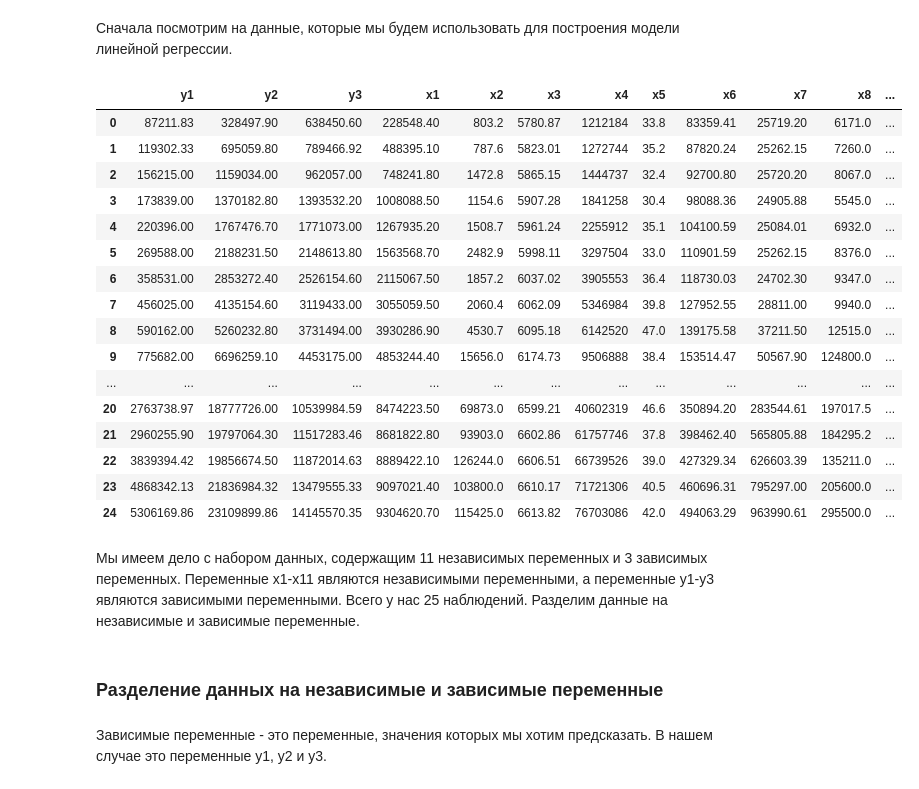
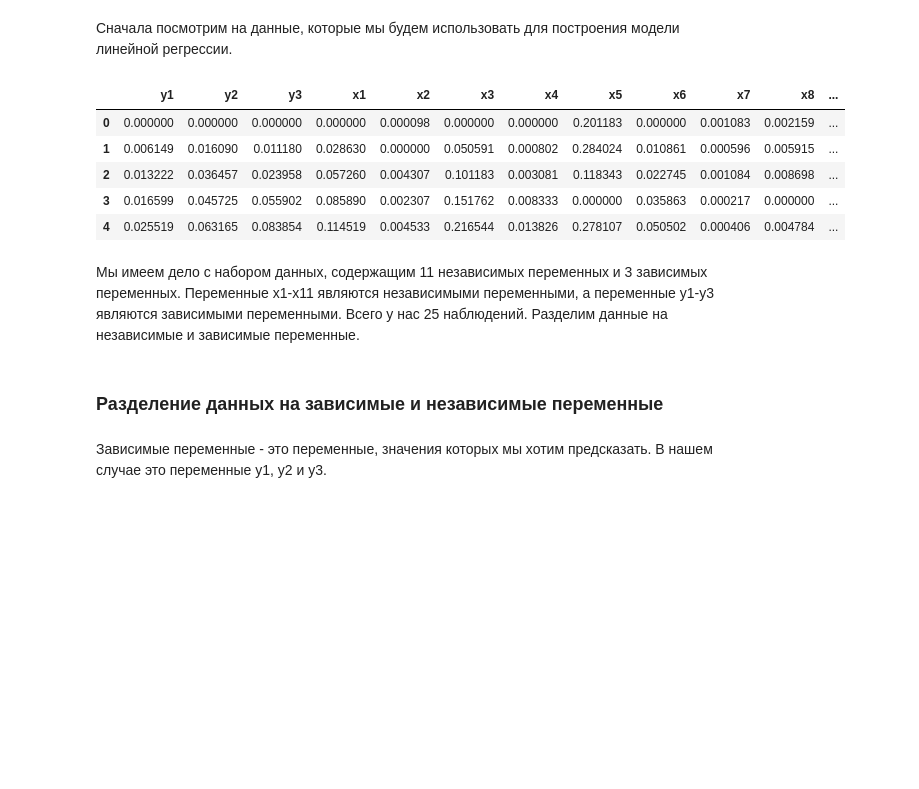
Before and after one commit to CosmDandy/-_4_-, a Jupyter notebook: analysis.ipynb, the cells around one changed output. Saved outputs shown, nothing was run; the diff lists cells and outputs as text; code cells hidden in the pictures; blank space fills up the shorter version.

```diff
--- a/analysis.ipynb
+++ b/analysis.ipynb
@@ -102,0 +225,19 @@ dtype: object
+# %%
+# Центрирование данных для избавления от мультиколлинеарности
+# data = data.apply(lambda x: x - x.mean())
+
+# Минимаксная нормализация данных
+data = data.apply(lambda x: (x - x.min()) / (x.max() - x.min()))  # это работает, алилуя
+
+# Нормализация средним (Z-нормализация)
+# data = data.apply(lambda x: (x - x.mean()) / x.std())  # И это тоже работает, даже еще лучше
+
+# MaxAbsScaler
+# transformer = MaxAbsScaler().fit(data)
+# data = pd.DataFrame(transformer.transform(data))
+
+# RobustScaler
+# transformer = RobustScaler().fit(data)
+# data = pd.DataFrame(transformer.transform(data))
+# %%
+data.columns = ['y1', 'y2', 'y3', 'x1', 'x2', 'x3', 'x4', 'x5', 'x6', 'x7', 'x8', 'x9', 'x10', 'x11']
@@ -382,29 +457,18 @@ class CustomLinearRegression():
 # %% [markdown]
 Сначала посмотрим на данные, которые мы будем использовать для построения модели линейной регрессии.
 # %%
-data
+data.head()
 # %% [output]
 |  | y1 | y2 | y3 | x1 | x2 | x3 | x4 | x5 | x6 | x7 | x8 | ... |
-| 0 | 87211.83 | 328497.90 | 638450.60 | 228548.40 | 803.2 | 5780.87 | 1212184 | 33.8 | 83359.41 | 25719.20 | 6171.0 | ... |
-| 1 | 119302.33 | 695059.80 | 789466.92 | 488395.10 | 787.6 | 5823.01 | 1272744 | 35.2 | 87820.24 | 25262.15 | 7260.0 | ... |
-| 2 | 156215.00 | 1159034.00 | 962057.00 | 748241.80 | 1472.8 | 5865.15 | 1444737 | 32.4 | 92700.80 | 25720.20 | 8067.0 | ... |
-| 3 | 173839.00 | 1370182.80 | 1393532.20 | 1008088.50 | 1154.6 | 5907.28 | 1841258 | 30.4 | 98088.36 | 24905.88 | 5545.0 | ... |
-| 4 | 220396.00 | 1767476.70 | 1771073.00 | 1267935.20 | 1508.7 | 5961.24 | 2255912 | 35.1 | 104100.59 | 25084.01 | 6932.0 | ... |
-| 5 | 269588.00 | 2188231.50 | 2148613.80 | 1563568.70 | 2482.9 | 5998.11 | 3297504 | 33.0 | 110901.59 | 25262.15 | 8376.0 | ... |
-| 6 | 358531.00 | 2853272.40 | 2526154.60 | 2115067.50 | 1857.2 | 6037.02 | 3905553 | 36.4 | 118730.03 | 24702.30 | 9347.0 | ... |
-| 7 | 456025.00 | 4135154.60 | 3119433.00 | 3055059.50 | 2060.4 | 6062.09 | 5346984 | 39.8 | 127952.55 | 28811.00 | 9940.0 | ... |
-| 8 | 590162.00 | 5260232.80 | 3731494.00 | 3930286.90 | 4530.7 | 6095.18 | 6142520 | 47.0 | 139175.58 | 37211.50 | 12515.0 | ... |
-| 9 | 775682.00 | 6696259.10 | 4453175.00 | 4853244.40 | 15656.0 | 6174.73 | 9506888 | 38.4 | 153514.47 | 50567.90 | 124800.0 | ... |
-| ... | ... | ... | ... | ... | ... | ... | ... | ... | ... | ... | ... | ... |
-| 20 | 2763738.97 | 18777726.00 | 10539984.59 | 8474223.50 | 69873.0 | 6599.21 | 40602319 | 46.6 | 350894.20 | 283544.61 | 197017.5 | ... |
-| 21 | 2960255.90 | 19797064.30 | 11517283.46 | 8681822.80 | 93903.0 | 6602.86 | 61757746 | 37.8 | 398462.40 | 565805.88 | 184295.2 | ... |
-| 22 | 3839394.42 | 19856674.50 | 11872014.63 | 8889422.10 | 126244.0 | 6606.51 | 66739526 | 39.0 | 427329.34 | 626603.39 | 135211.0 | ... |
-| 23 | 4868342.13 | 21836984.32 | 13479555.33 | 9097021.40 | 103800.0 | 6610.17 | 71721306 | 40.5 | 460696.31 | 795297.00 | 205600.0 | ... |
-| 24 | 5306169.86 | 23109899.86 | 14145570.35 | 9304620.70 | 115425.0 | 6613.82 | 76703086 | 42.0 | 494063.29 | 963990.61 | 295500.0 | ... |
+| 0 | 0.000000 | 0.000000 | 0.000000 | 0.000000 | 0.000098 | 0.000000 | 0.000000 | 0.201183 | 0.000000 | 0.001083 | 0.002159 | ... |
+| 1 | 0.006149 | 0.016090 | 0.011180 | 0.028630 | 0.000000 | 0.050591 | 0.000802 | 0.284024 | 0.010861 | 0.000596 | 0.005915 | ... |
+| 2 | 0.013222 | 0.036457 | 0.023958 | 0.057260 | 0.004307 | 0.101183 | 0.003081 | 0.118343 | 0.022745 | 0.001084 | 0.008698 | ... |
+| 3 | 0.016599 | 0.045725 | 0.055902 | 0.085890 | 0.002307 | 0.151762 | 0.008333 | 0.000000 | 0.035863 | 0.000217 | 0.000000 | ... |
+| 4 | 0.025519 | 0.063165 | 0.083854 | 0.114519 | 0.004533 | 0.216544 | 0.013826 | 0.278107 | 0.050502 | 0.000406 | 0.004784 | ... |
 # %% [markdown]
 Мы имеем дело с набором данных, содержащим 11 независимых переменных и 3 зависимых переменных. Переменные x1-x11 являются независимыми переменными, а переменные y1-y3 являются зависимыми переменными. Всего у нас 25 наблюдений. Разделим данные на независимые и зависимые переменные.
 # %% [markdown]
-### Разделение данных на независимые и зависимые переменные
+### Разделение данных на зависимые и независимые переменные
 # %% [markdown]
 Зависимые переменные - это переменные, значения которых мы хотим предсказать. В нашем случае это переменные y1, y2 и y3.
 # %%
```
Also changed, not shown: parts of 89 cells of this notebook.
